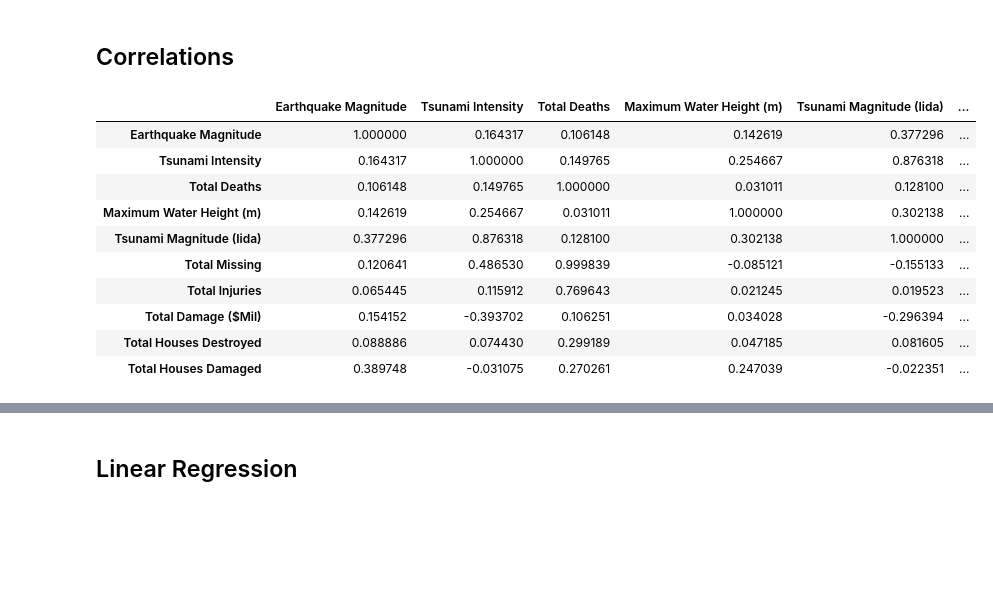
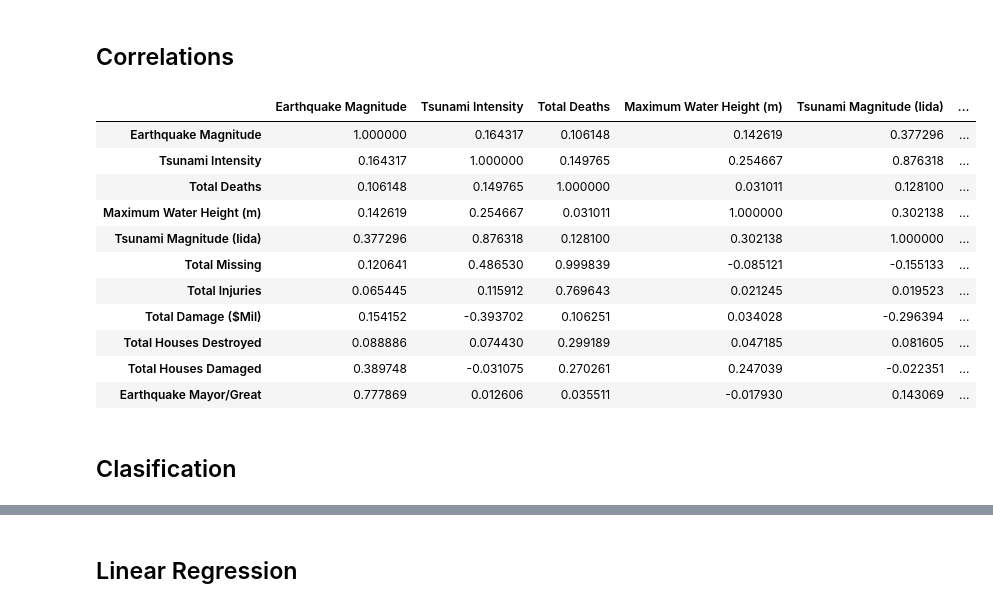
Before and after one commit to ImyPG/Tsunamis, a Jupyter notebook: Tsunamis.ipynb, the cells around one changed output, grey strips where cells are left out. Saved outputs shown, nothing was run; the diff lists cells and outputs as text; code cells hidden in the pictures; blank space fills up the shorter version.

```diff
--- a/Tsunamis.ipynb
+++ b/Tsunamis.ipynb
@@ -54,0 +41,5 @@ tsunamis
+# %%
+tsunamis['Earthquake Mayor/Great']=0
+# %%
+tsunamis.loc[tsunamis['Earthquake Magnitude']>7,'Earthquake Mayor/Great'] = 1
+tsunamis
@@ -408,16 +419,19 @@ folium_hmap.add_child(HeatMap(list_of_my_zip,
 # %% [markdown]
 ## Correlations ##
 # %%
-tsunamis[['Earthquake Magnitude','Tsunami Intensity','Total Deaths','Maximum Water Height (m)','Tsunami Magnitude (Iida)','Total Missing','Total Injuries','Total Damage ($Mil)','Total Houses Destroyed','Total Houses Damaged']].corr()
+tsunamis[['Earthquake Magnitude','Tsunami Intensity','Total Deaths','Maximum Water Height (m)','Tsunami Magnitude (Iida)','Total Missing','Total Injuries','Total Damage ($Mil)','Total Houses Destroyed','Total Houses Damaged','Earthquake Mayor/Great']].corr()
 # %% [output]
 |  | Earthquake Magnitude | Tsunami Intensity | Total Deaths | Maximum Water Height (m) | Tsunami Magnitude (Iida) | ... |
 | Earthquake Magnitude | 1.000000 | 0.164317 | 0.106148 | 0.142619 | 0.377296 | ... |
 | Tsunami Intensity | 0.164317 | 1.000000 | 0.149765 | 0.254667 | 0.876318 | ... |
 | Total Deaths | 0.106148 | 0.149765 | 1.000000 | 0.031011 | 0.128100 | ... |
 | Maximum Water Height (m) | 0.142619 | 0.254667 | 0.031011 | 1.000000 | 0.302138 | ... |
 | Tsunami Magnitude (Iida) | 0.377296 | 0.876318 | 0.128100 | 0.302138 | 1.000000 | ... |
 | Total Missing | 0.120641 | 0.486530 | 0.999839 | -0.085121 | -0.155133 | ... |
 | Total Injuries | 0.065445 | 0.115912 | 0.769643 | 0.021245 | 0.019523 | ... |
 | Total Damage ($Mil) | 0.154152 | -0.393702 | 0.106251 | 0.034028 | -0.296394 | ... |
 | Total Houses Destroyed | 0.088886 | 0.074430 | 0.299189 | 0.047185 | 0.081605 | ... |
 | Total Houses Damaged | 0.389748 | -0.031075 | 0.270261 | 0.247039 | -0.022351 | ... |
+| Earthquake Mayor/Great | 0.777869 | 0.012606 | 0.035511 | -0.017930 | 0.143069 | ... |
+# %% [markdown]
+## Clasification
```
Also changed, not shown: parts of 26 cells of this notebook.
